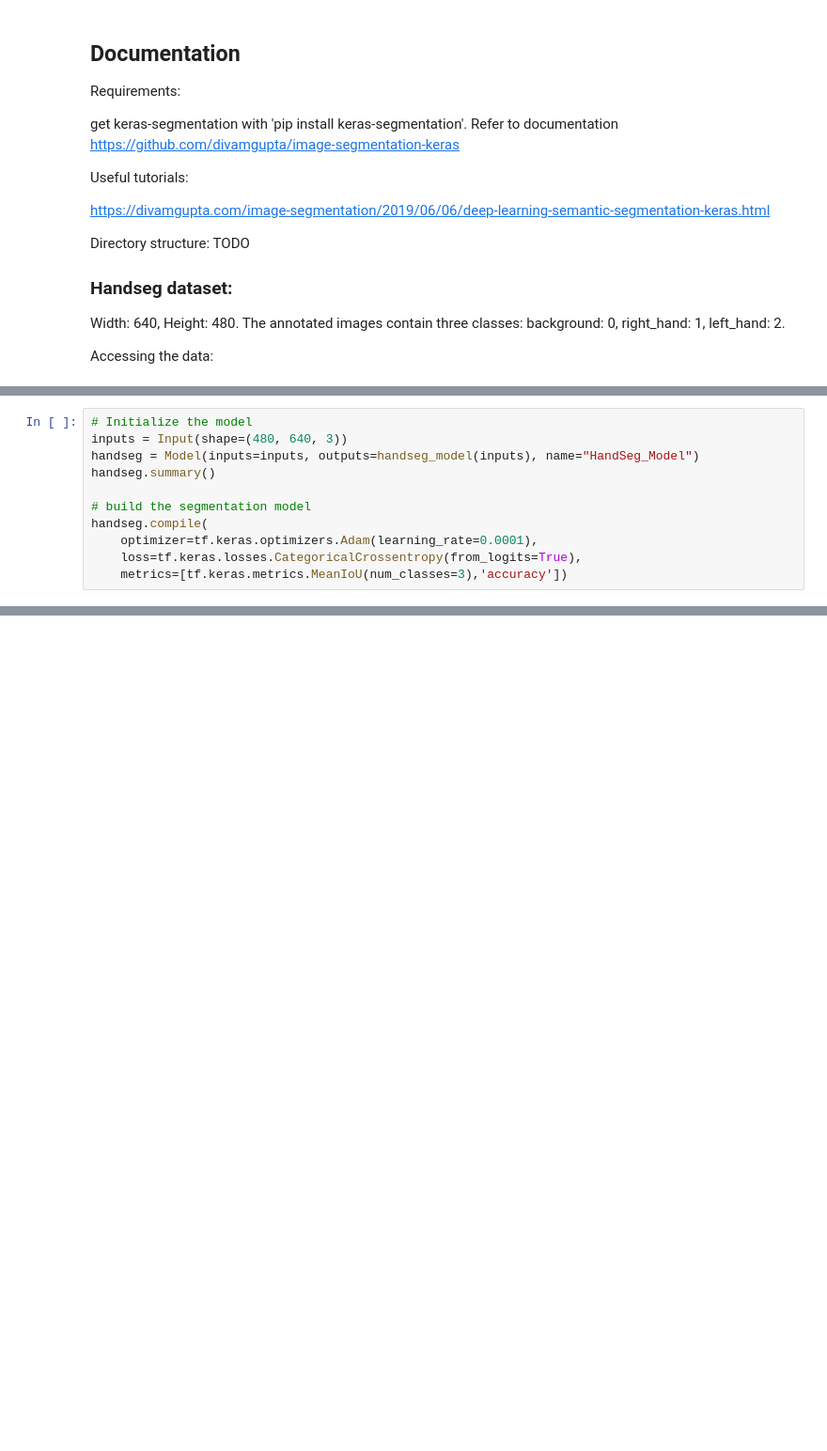
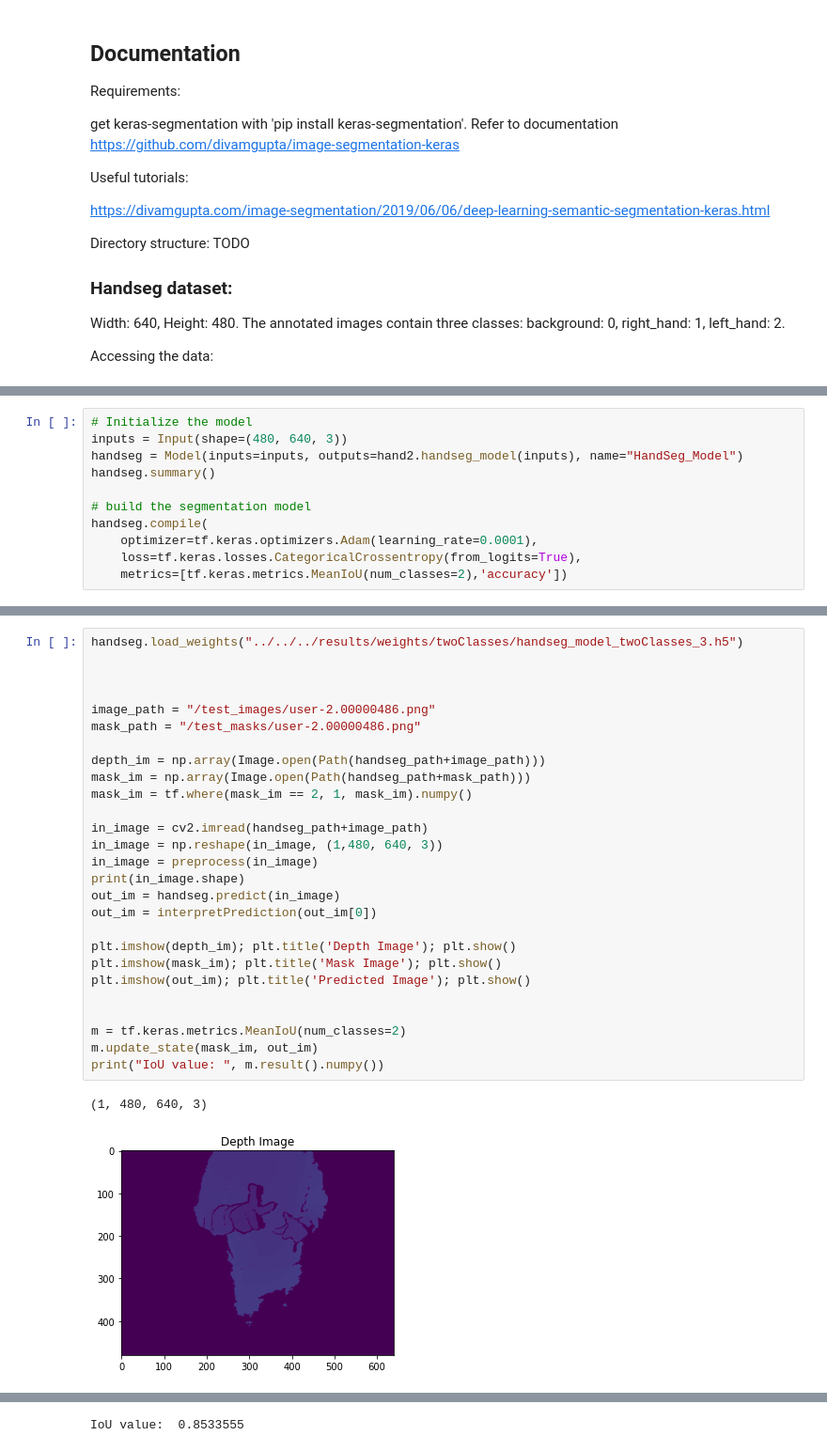
Before and after one commit to Mosqui0/Projekt-Neuroinformatik, a Jupyter notebook: Code/HandSeg/Handseg_Model.ipynb, the cells around one changed output, grey strips where cells are left out. Shown at 94% size. Cells and saved outputs as stored; diff of their text form; blank space fills up the shorter version.

```diff
--- a/Code/HandSeg/Handseg_Model.ipynb
+++ b/Code/HandSeg/Handseg_Model.ipynb
@@ -124,14 +192,14 @@ test_gen = dg.image_segmentation_generator(
 # %%
 # Initialize the model
 inputs = Input(shape=(480, 640, 3))
-handseg = Model(inputs=inputs, outputs=handseg_model(inputs), name="HandSeg_Model")
+handseg = Model(inputs=inputs, outputs=hand2.handseg_model(inputs), name="HandSeg_Model")
 handseg.summary()
 
 # build the segmentation model
 handseg.compile(
     optimizer=tf.keras.optimizers.Adam(learning_rate=0.0001),
     loss=tf.keras.losses.CategoricalCrossentropy(from_logits=True),
-    metrics=[tf.keras.metrics.MeanIoU(num_classes=3),'accuracy'])
+    metrics=[tf.keras.metrics.MeanIoU(num_classes=2),'accuracy'])
 # %% [output]
 Model: "HandSeg_Model"
 __________________________________________________________________________________________________
@@ -276,0 +238,30 @@ cv2.destroyAllWindows()
+# %%
+handseg.load_weights("../../../results/weights/twoClasses/handseg_model_twoClasses_3.h5")
+
+
+
+image_path = "/test_images/user-2.00000486.png"
+mask_path = "/test_masks/user-2.00000486.png"
+
+depth_im = np.array(Image.open(Path(handseg_path+image_path)))
+mask_im = np.array(Image.open(Path(handseg_path+mask_path)))
+mask_im = tf.where(mask_im == 2, 1, mask_im).numpy()
+
+in_image = cv2.imread(handseg_path+image_path)
+in_image = np.reshape(in_image, (1,480, 640, 3))
+in_image = preprocess(in_image)
+print(in_image.shape)
+out_im = handseg.predict(in_image)
+out_im = interpretPrediction(out_im[0])
+
+plt.imshow(depth_im); plt.title('Depth Image'); plt.show()
+plt.imshow(mask_im); plt.title('Mask Image'); plt.show()
+plt.imshow(out_im); plt.title('Predicted Image'); plt.show()
+
+
+m = tf.keras.metrics.MeanIoU(num_classes=2)
+m.update_state(mask_im, out_im)
+print("IoU value: ", m.result().numpy())
+# %% [output]
+(1, 480, 640, 3)
+[figure, added]
@@ -276,0 +270 @@ cv2.destroyAllWindows()
+IoU value:  0.8533555
```
Also changed, not shown: parts of 21 cells of this notebook, 12 other files.
